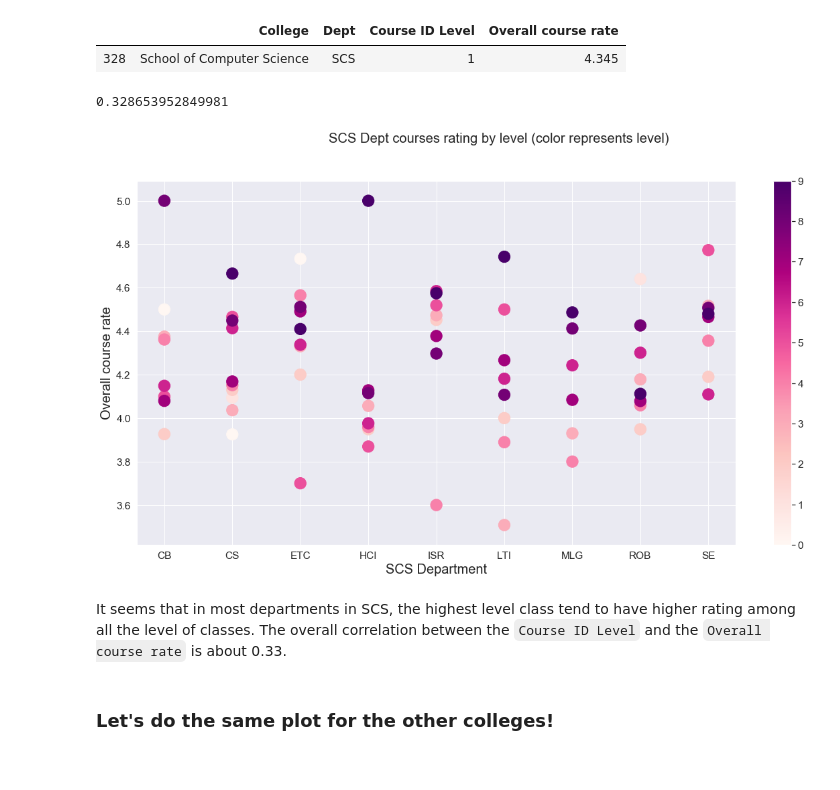
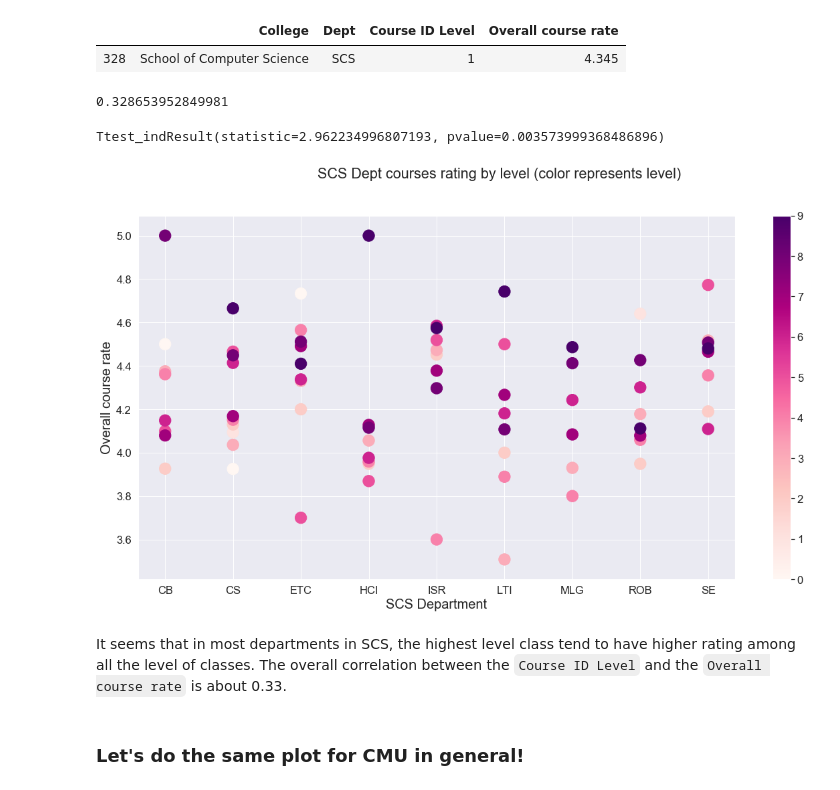
Before and after one commit to TheJYKoder/-15-388-Final-Project-F19-, a Jupyter notebook: 15388 Final Project FCE.ipynb, the cells around one changed output. Cells and saved outputs as stored; diff of their text form; code cells hidden in the pictures.

```diff
--- a/15388 Final Project FCE.ipynb
+++ b/15388 Final Project FCE.ipynb
@@ -143,8 +151,7 @@ corr_lst = list(df.select_dtypes(include=['int', 'float']).columns)
 corr_df = df[corr_lst]
 corr_df.drop("Year", axis=1, inplace=True)
 corr = corr_df.corr()
-# ax = sns.heatmap(corr, cmap="YlGnBu",annot=True)
-sns.set(font_scale=1.4)
+sns.set(font_scale=1.5)
 ax = sns.heatmap(corr, cmap=sns.diverging_palette(220, 20, as_cmap=True),
-                 annot=True, annot_kws={"size": 15})
+                 annot=True, annot_kws={"size": 20})
 # %% [output]
@@ -207,29 +214,31 @@ df_dept_plot_SCS = df_dept_plot_SCS[df_dept_plot_SCS["Dept"] !="SCS"]
 # %%
 # df_dept_plot_CIT.plot(x="Dept", y="Overall course rate", kind="scatter")
 plt_size = 10
 fig, ax = plt.subplots(figsize=(2*plt_size,plt_size))
 fig.suptitle('SCS Dept courses rating by level (color represents level)')
 ax.set_ylabel("Overall course rate", fontsize=2*plt_size)
 ax.set_xlabel("SCS Department", fontsize=2*plt_size)
 ax.scatter(df_dept_plot_SCS["Dept"],
            df_dept_plot_SCS["Overall course rate"],
            c = df_dept_plot_SCS["Course ID Level"],
            cmap = "RdPu",s=plt_size*30)
 
 # cite from https://stackoverflow.com/questions/8342549/matplotlib-add-colorbar-to-a-sequence-of-line-plots
 sm = plt.cm.ScalarMappable(cmap="RdPu", norm=plt.Normalize(vmin=0, vmax=9))
 # need to "fake" an array for, otherwise throws an error
 sm._A = []
 plt.colorbar(sm)
 ### correlation between the two columns, overall course rate and course level ID
-df_dept_plot_SCS['Course ID Level'].corr(df_dept_plot_SCS["Overall course rate"])
+print(df_dept_plot_SCS['Course ID Level'].corr(df_dept_plot_SCS["Overall course rate"]))
+ttest_ind(df_dept_plot_SCS['Course ID Level'], df_dept_plot_SCS["Overall course rate"])
 # %% [output]
 0.328653952849981
+Ttest_indResult(statistic=2.962234996807193, pvalue=0.003573999368486896)
-[figure, old version]
+[figure, new version]
 # %% [markdown]
 It seems that in most departments in SCS, the highest level class tend to have higher rating among all the level of classes. The overall correlation between the `Course ID Level` and the `Overall course rate` is about 0.33.
 # %%
 # debugging
 # df_dept_plot_SCS[df_dept_plot_SCS["Dept"]=="ISR"]
 # %% [markdown]
-### Let's do the same plot for the other colleges!
+### Let's do the same plot for CMU in general!
```
Also changed, not shown: parts of 24 cells of this notebook, 1 other file.
